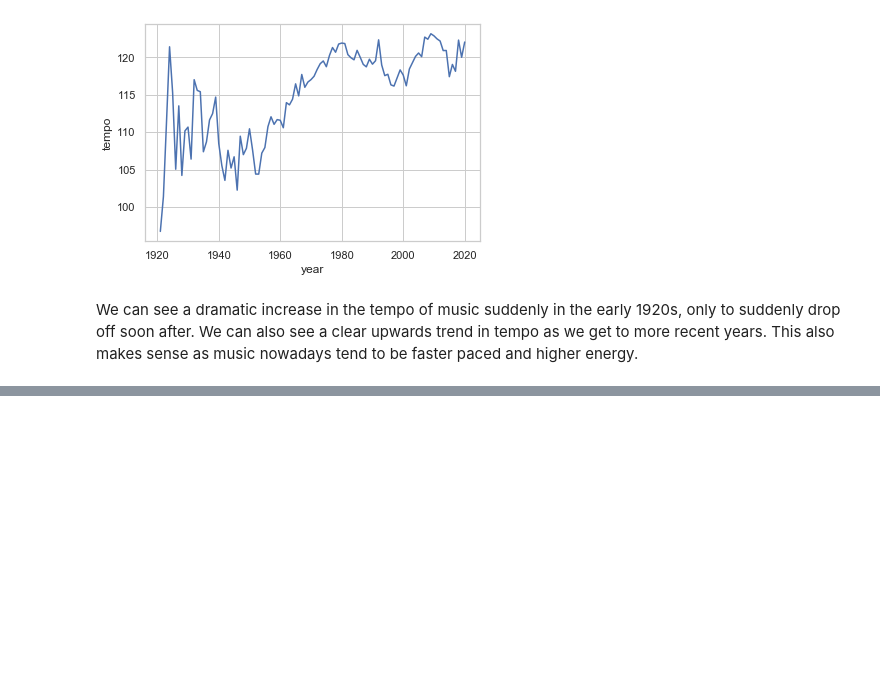
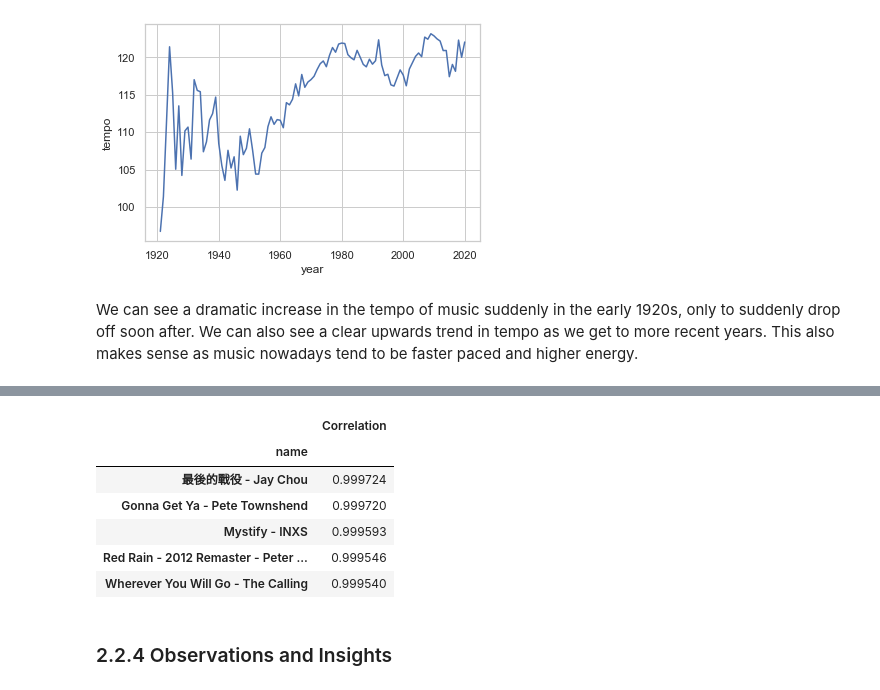
Before and after one commit to Hadryan/Spotify-Music-Data, a Jupyter notebook: Spotify Data Exploration and Recommender Systems.ipynb, the cells around one changed output, grey strips where cells are left out. Saved outputs shown, nothing was run; the diff lists cells and outputs as text; code cells hidden in the pictures; blank space fills up the shorter version.

```diff
--- a/Spotify Data Exploration and Recommender Systems.ipynb
+++ b/Spotify Data Exploration and Recommender Systems.ipynb
@@ -421,0 +490,12 @@ findRecommendations('I Love It (& Lil Pump) - Kanye West, Lil Pump', ft)
+# %%
+findRecommendations('Sweater Weather - The Neighbourhood', ft)
+# %% [output]
+|  | Correlation |
+| name |  |
+| 最後的戰役 - Jay Chou | 0.999724 |
+| Gonna Get Ya - Pete Townshend | 0.999720 |
+| Mystify - INXS | 0.999593 |
+| Red Rain - 2012 Remaster - Peter ... | 0.999546 |
+| Wherever You Will Go - The Calling | 0.999540 |
+# %% [markdown]
+### 2.2.4 Observations and Insights
```
Also changed, not shown: parts of 27 cells of this notebook.
